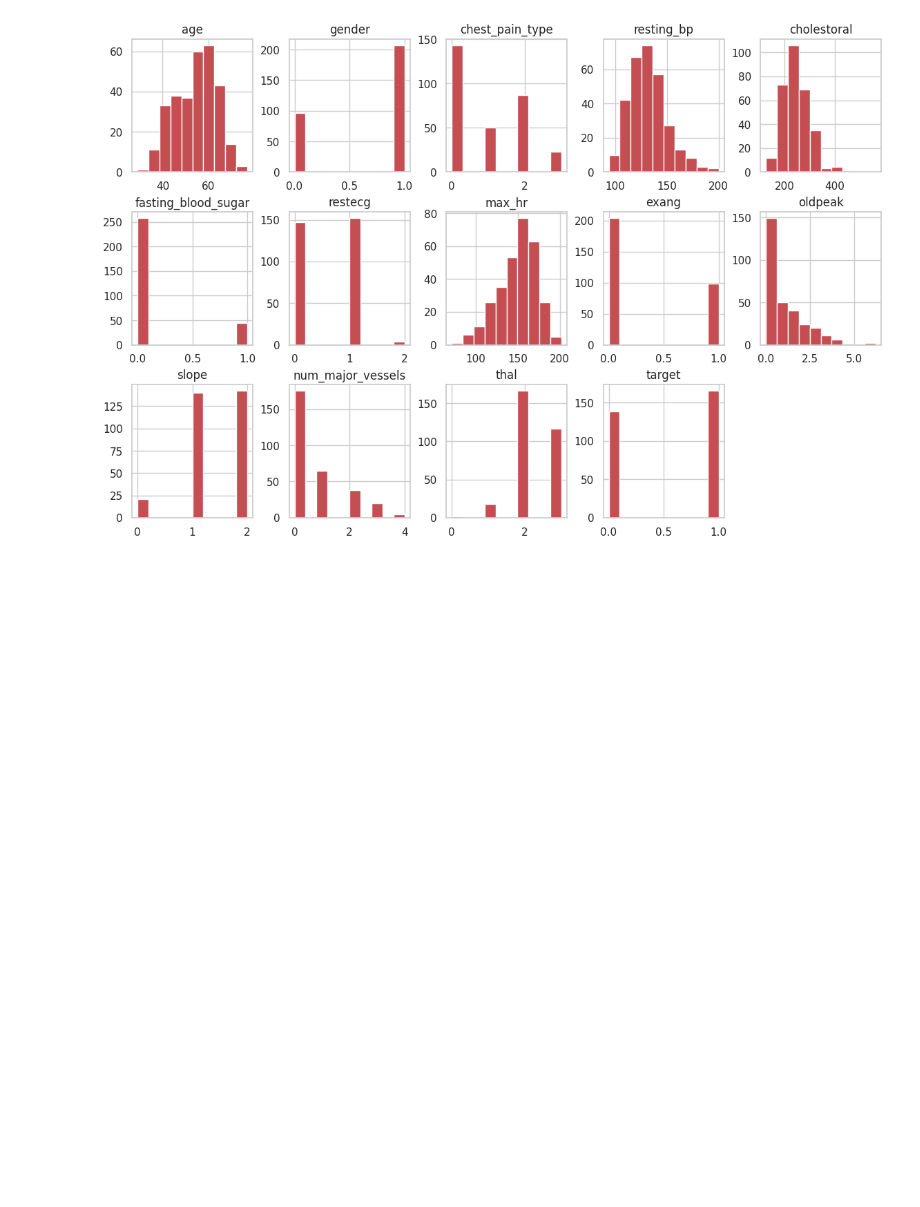
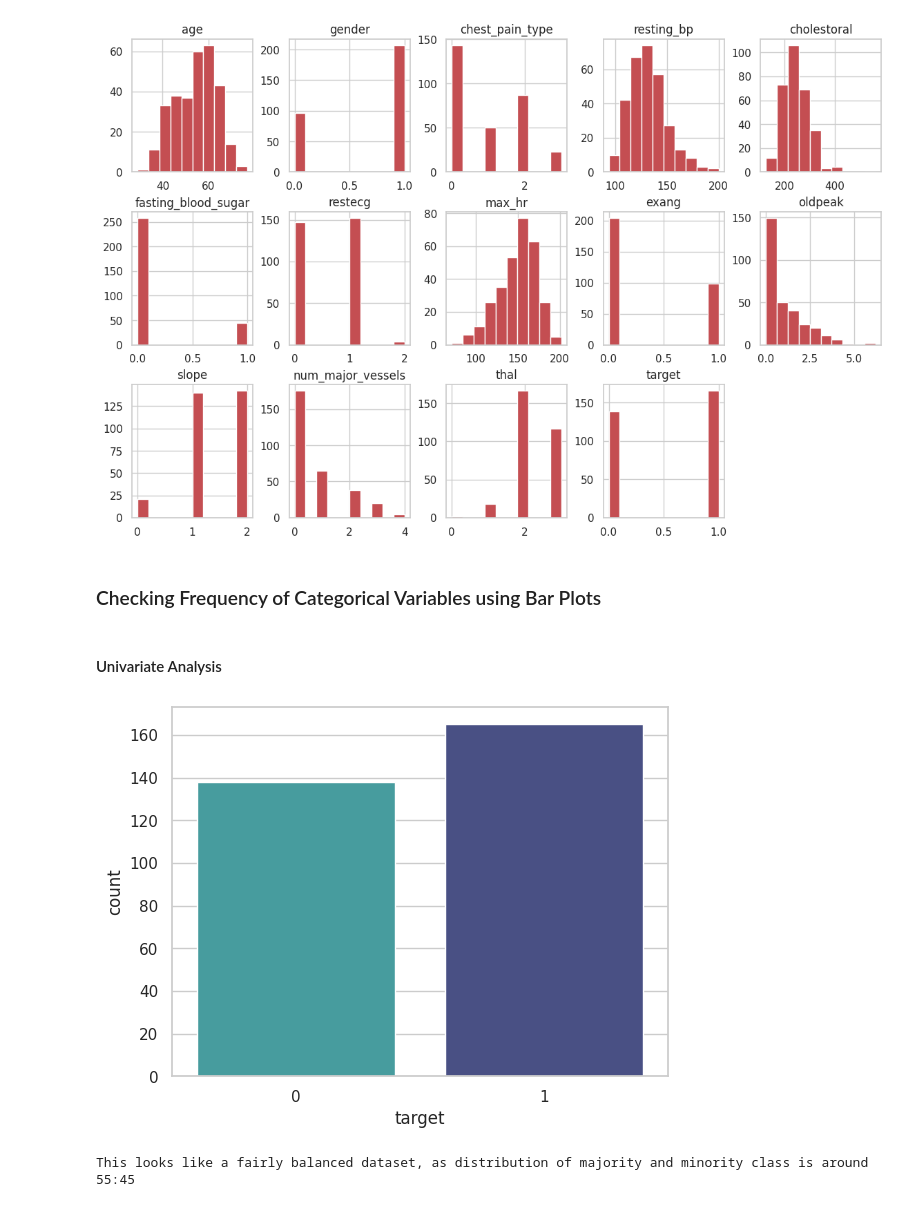
Before and after one commit to florboydens/DataViz_Workshop, a Jupyter notebook: Data_Viz_Workshop_Day_3.ipynb, the cells around one changed output. Saved outputs shown, nothing was run; the diff lists cells and outputs as text; code cells hidden in the pictures; blank space fills up the shorter version.

```diff
--- a/Data_Viz_Workshop_Day_3.ipynb
+++ b/Data_Viz_Workshop_Day_3.ipynb
@@ -173,3 +172,14 @@ print('Data Distribution')
 # %% [output]
 Data Distribution
 [figure]
+# %% [markdown]
+### Checking Frequency of Categorical Variables using Bar Plots
+# %% [markdown]
+#### Univariate Analysis
+# %%
+sns.countplot(x="target", data=data, palette="mako_r")
+plt.show()
+print('This looks like a fairly balanced dataset, as distribution of majority and minority class is around 55:45')
+# %% [output]
+[figure, added]
+This looks like a fairly balanced dataset, as distribution of majority and minority class is around 55:45
```
Also changed, not shown: parts of 12 cells of this notebook.
